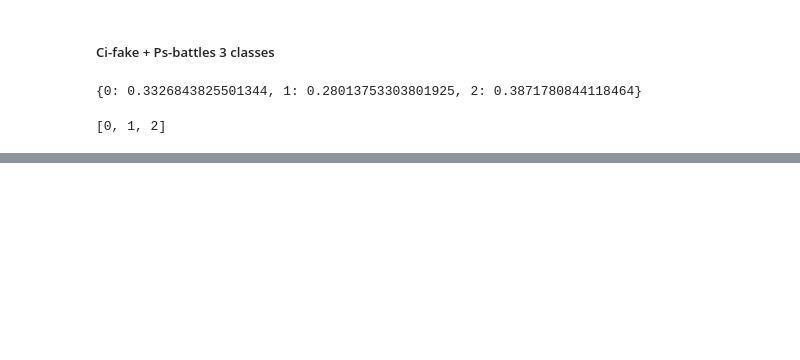
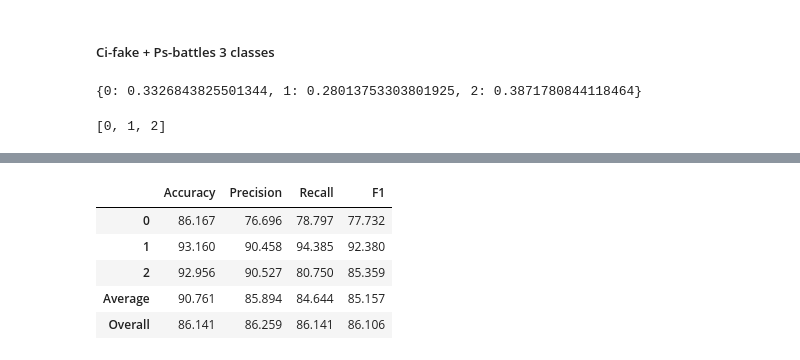
Before and after one commit to zsikorska/vcs-project, a Jupyter notebook: detection.ipynb, the cells around one changed output, grey strips where cells are left out. Saved outputs shown, nothing was run; the diff lists cells and outputs as text; code cells hidden in the pictures; blank space fills up the shorter version.

```diff
--- a/detection.ipynb
+++ b/detection.ipynb
@@ -810,7 +1018,8 @@ fit(vgg19_model,
 
 predictions_all_three_classes_vgg19 = predict(vgg19_model, all_three_classes_test_dataloader, network_type='multi')
 
-df_all_three_classes_vgg19 = calculate_scores_binary(full_dataset_test_three_classes.targets,
+df_all_three_classes_vgg19 = calculate_scores_multi(torch.cat([torch.tensor(d.targets) for d in full_dataset_test_three_classes.datasets]),
                                               predictions_all_three_classes_vgg19,
                                               labels)
 df_all_three_classes_vgg19
+# %% [output]
@@ -817,3 +1043,9 @@ df_all_three_classes_vgg19
+|  | Accuracy | Precision | Recall | F1 |
+| 0 | 86.167 | 76.696 | 78.797 | 77.732 |
+| 1 | 93.160 | 90.458 | 94.385 | 92.380 |
+| 2 | 92.956 | 90.527 | 80.750 | 85.359 |
+| Average | 90.761 | 85.894 | 84.644 | 85.157 |
+| Overall | 86.141 | 86.259 | 86.141 | 86.106 |
 # %%
 all_three_classes_train_dataloader = DataLoader(full_dataset_train_val_three_classes,
                                                 batch_size=best_batch_size_resnet50,
```
Also changed, not shown: parts of 15 cells of this notebook.
